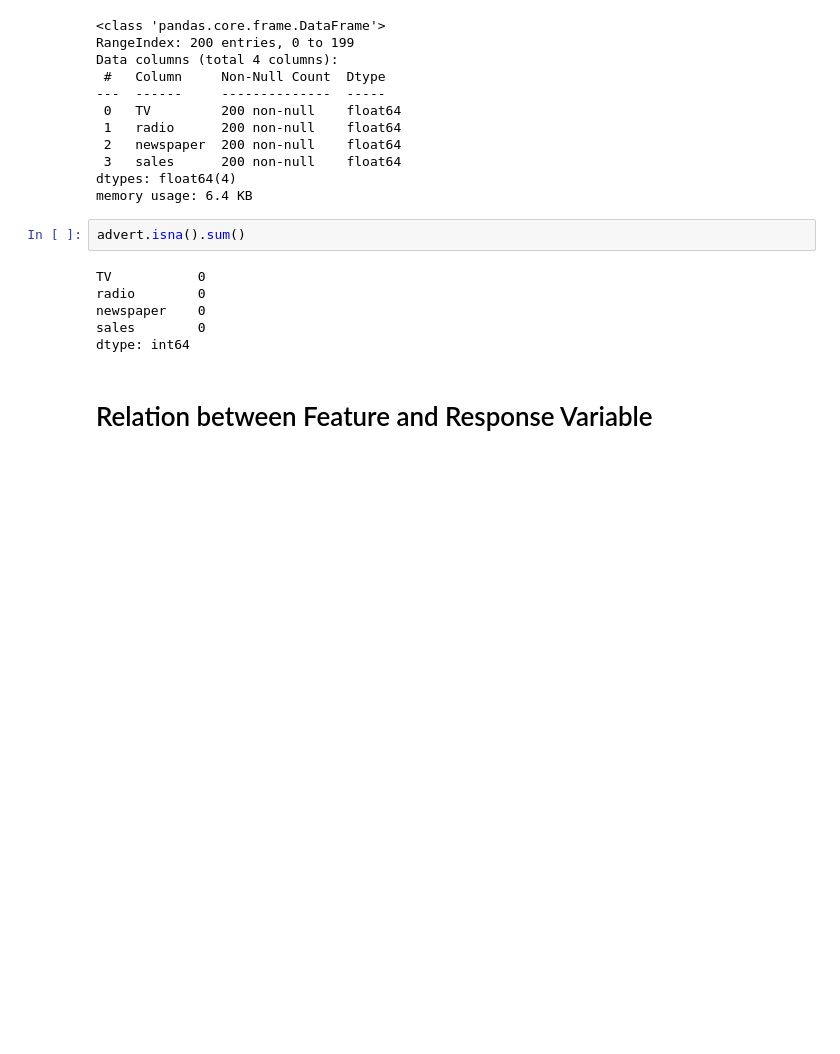
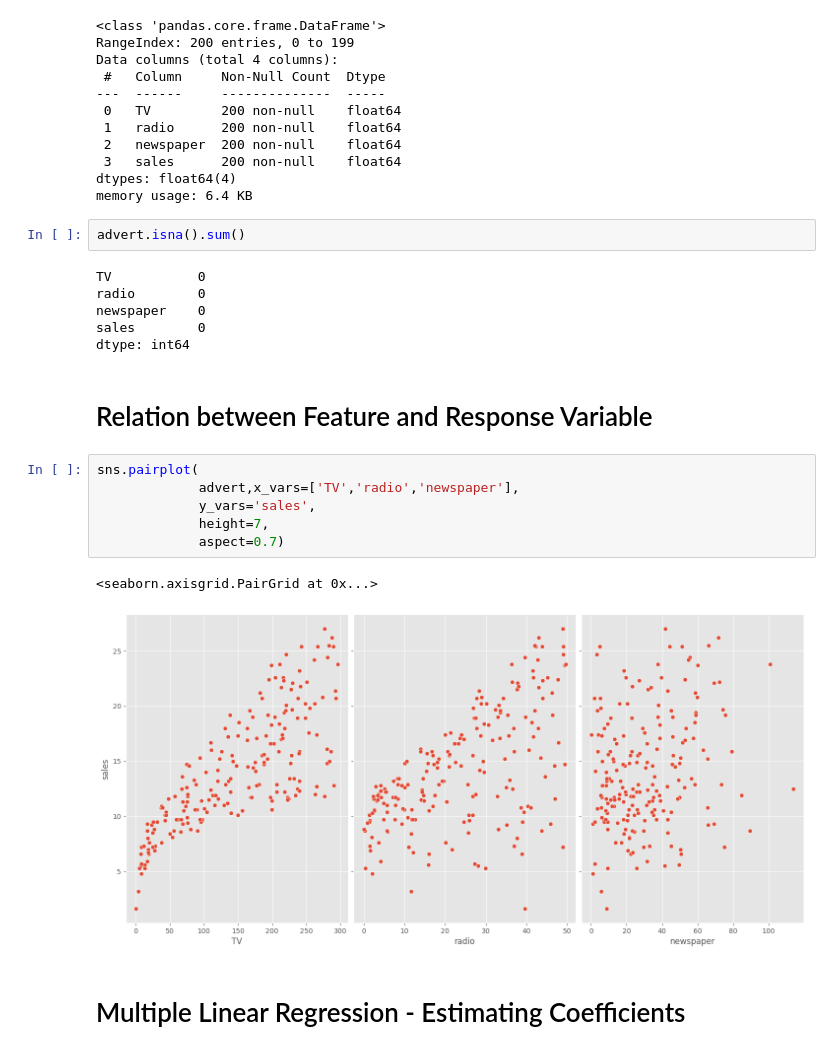
Before and after one commit to Usama-Amjad/MultipleLinearRegression-ScikitLearn, a Jupyter notebook: Predicting_Sales_Reveneu.ipynb, the cells around one changed output. Drawn from its saved outputs; the diff is of its cells as text; blank space fills up the shorter version.

```diff
--- a/Predicting_Sales_Reveneu.ipynb
+++ b/Predicting_Sales_Reveneu.ipynb
@@ -51,3 +51,14 @@ sales        0
 dtype: int64
 # %% [markdown]
 # Relation between Feature and Response Variable
+# %%
+sns.pairplot(
+             advert,x_vars=['TV','radio','newspaper'],
+             y_vars='sales',
+             height=7,
+             aspect=0.7)
+# %% [output]
+<seaborn.axisgrid.PairGrid at 0x...>
+[figure, added]
+# %% [markdown]
+# Multiple Linear Regression - Estimating Coefficients
```
